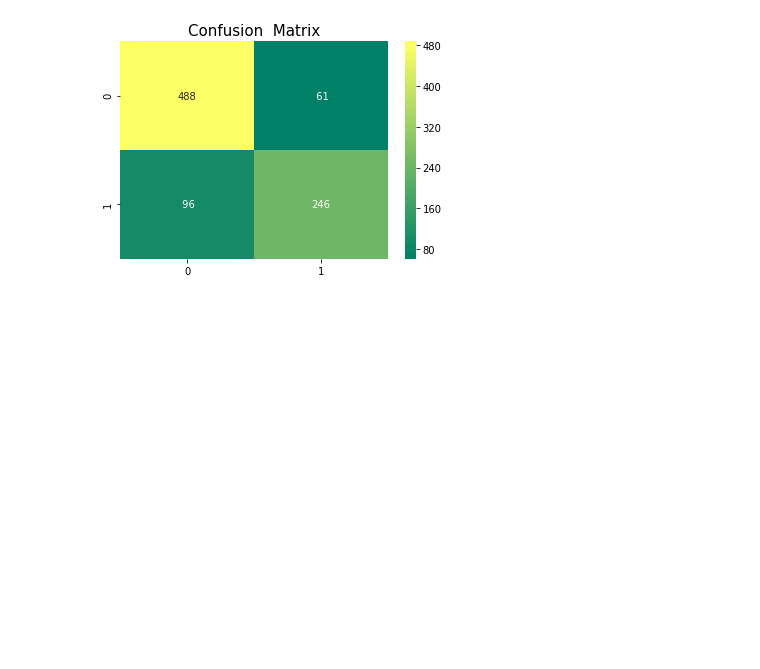
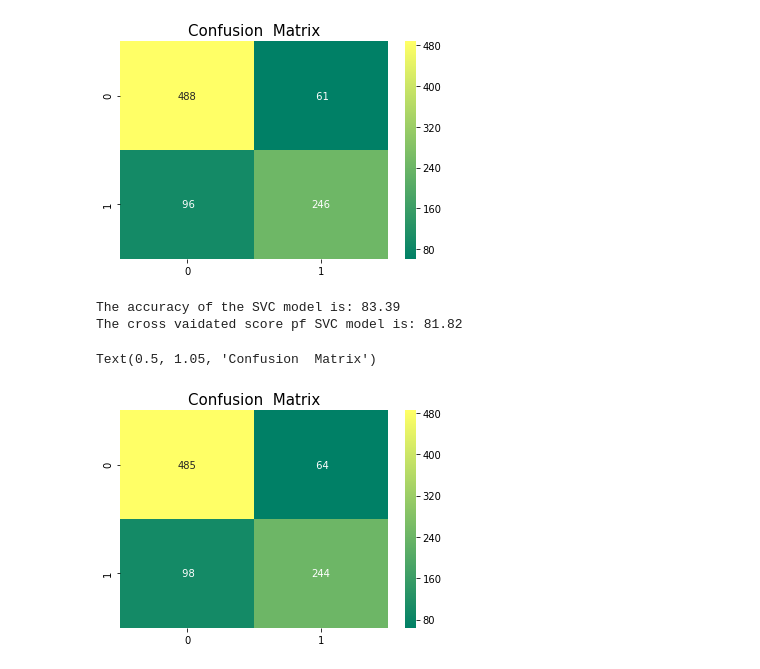
Before and after one commit to Rojanmhj2055/TitanicDataset, a Jupyter notebook: titanic.ipynb, the cells around one changed output. Cells and saved outputs as stored; diff of their text form; code cells hidden in the pictures; blank space fills up the shorter version.

```diff
--- a/titanic.ipynb
+++ b/titanic.ipynb
@@ -214,0 +211,16 @@ model_svc.fit(training_prepared,labels)
+# %%
+from sklearn.svm import SVC
+model_svc = SVC(kernel="rbf")
+model_svc.fit(training_prepared,labels)
+pred = model_svc.predict(training_prepared)
+print("The accuracy of the SVC model is:",round(accuracy_score(labels,pred)*100,2))
+svc_score = cross_val_score(model_svc,training_prepared,labels,scoring="accuracy",cv=10)
+print("The cross vaidated score pf SVC model is:" ,round(svc_score.mean()*100,2))
+pred = cross_val_predict(model_svc,training_prepared,labels,cv=10)
+sns.heatmap(confusion_matrix(labels,pred),annot=True,fmt='3.0f',cmap="summer")
+plt.title('Confusion  Matrix',y=1.05,size=15)
+# %% [output]
+The accuracy of the SVC model is: 83.39
+The cross vaidated score pf SVC model is: 81.82
+Text(0.5, 1.05, 'Confusion  Matrix')
+[figure, added]
```
Also changed, not shown: parts of 2 cells of this notebook.
